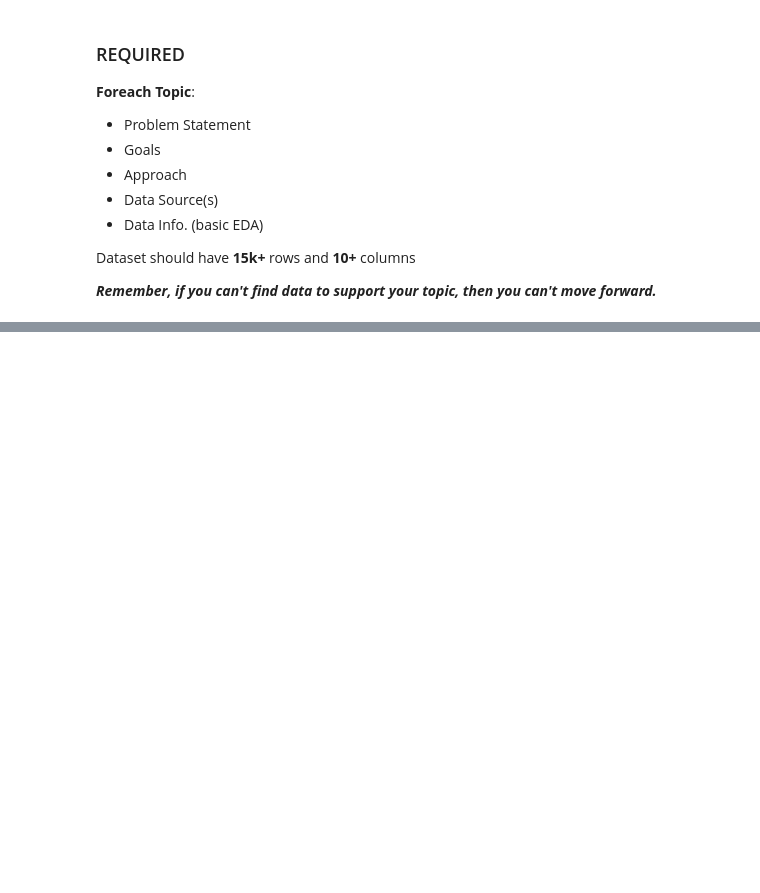
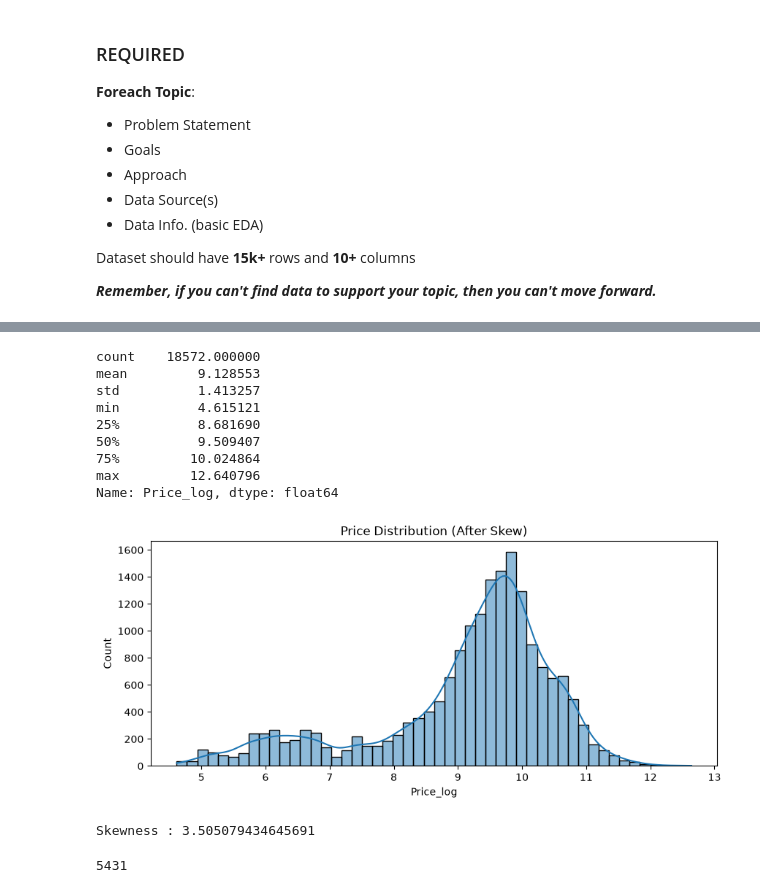
Before and after one commit to zah202raa-stack/labs, a Jupyter notebook: Capstone Project/1. Lightning Talk #1/lightning-talk-notebook.ipynb, the cells around one changed output, grey strips where cells are left out. Saved outputs shown, nothing was run; the diff lists cells and outputs as text; code cells hidden in the pictures; blank space fills up the shorter version.

```diff
--- a/Capstone Project/1. Lightning Talk #1/lightning-talk-notebook.ipynb
+++ b/Capstone Project/1. Lightning Talk #1/lightning-talk-notebook.ipynb
@@ -52,0 +252,27 @@ df.head()
+# %%
+df['Price_log'] = np.log1p(df['Price'])
+# %%
+print(df['Price_log'].describe())
+
+plt.figure(figsize=(10,4))
+sns.histplot(df['Price_log'], bins=50, kde=True)
+plt.title('Price Distribution (After Skew)')
+plt.show()
+
+print('Skewness :', df['Price'].skew())
+# %% [output]
+count    18572.000000
+mean         9.128553
+std          1.413257
+min          4.615121
+25%          8.681690
+50%          9.509407
+75%         10.024864
+max         12.640796
+Name: Price_log, dtype: float64
+[figure, added]
+Skewness : 3.505079434645691
+# %%
+len(df[df['Levy'] == '-'])
+# %% [output]
+5431
```
Also changed, not shown: parts of 34 cells of this notebook, 20 other files.
